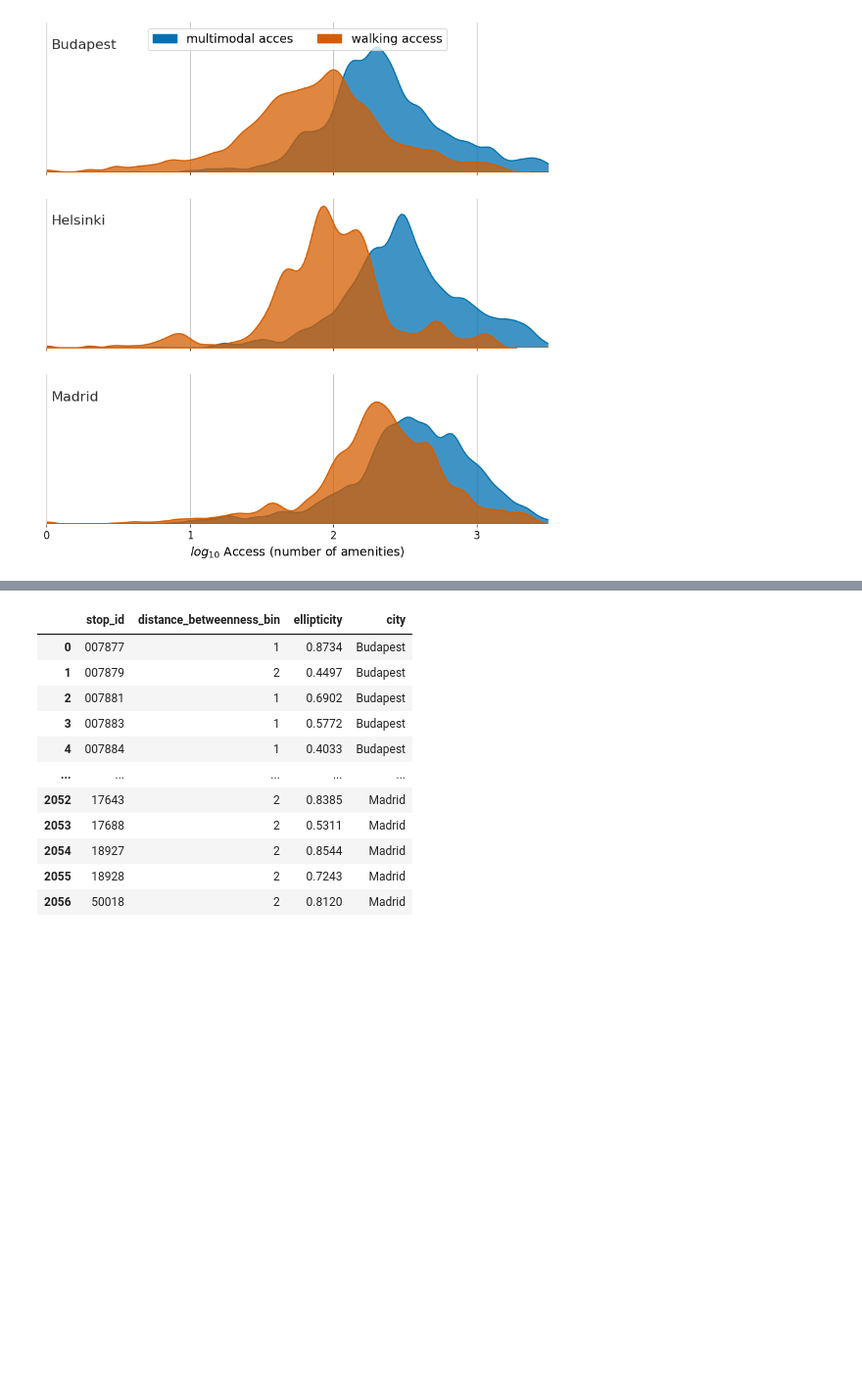
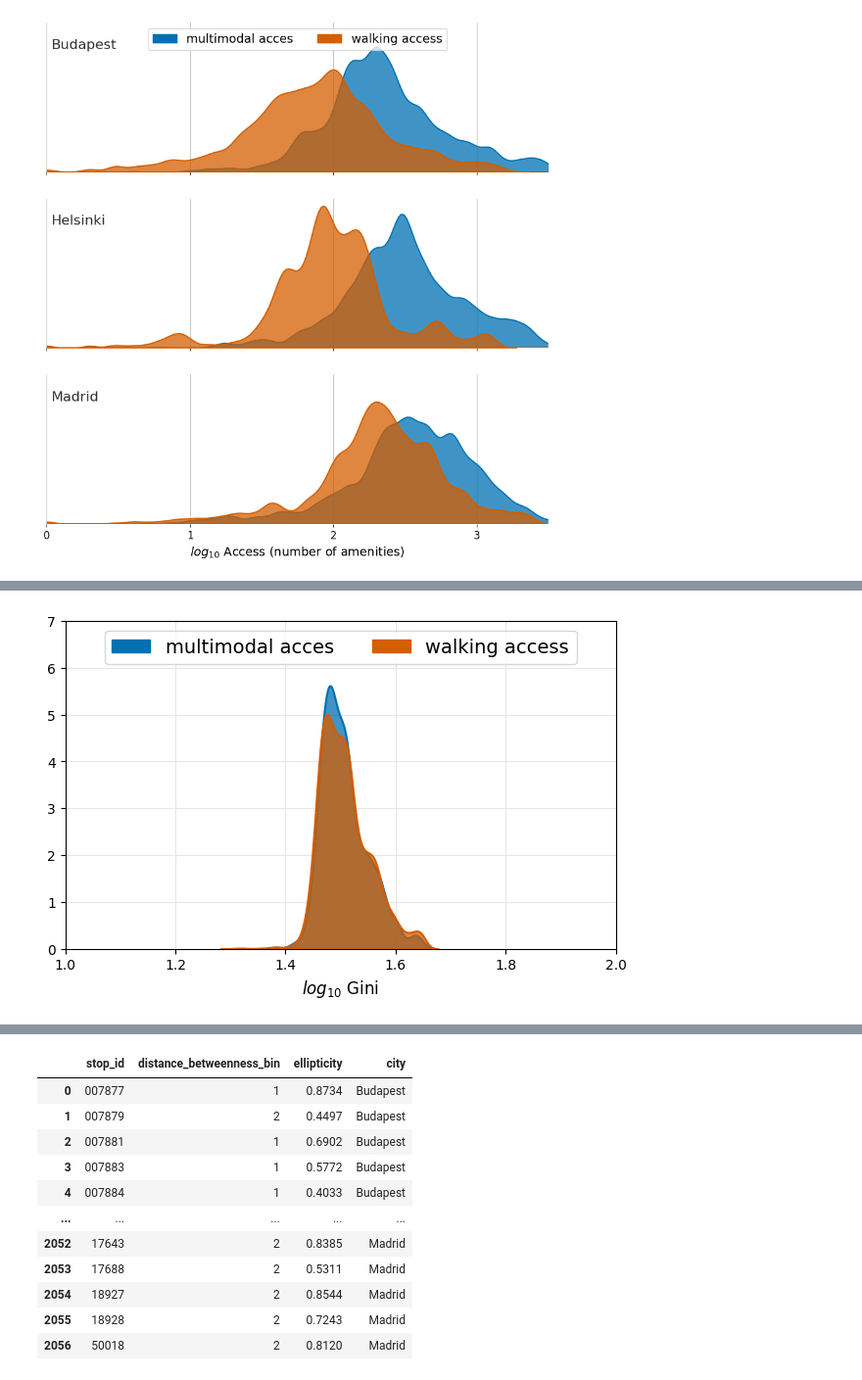
Before and after one commit to ANETILab/public_transport_in_the_15minute_city, a Jupyter notebook: notebooks/plot_accessibility_distribution.ipynb, the cells around one changed output, grey strips where cells are left out. Shown at 98% size. Cells and saved outputs as stored; diff of their text form; code cells hidden in the pictures; blank space fills up the shorter version.

```diff
--- a/notebooks/plot_accessibility_distribution.ipynb
+++ b/notebooks/plot_accessibility_distribution.ipynb
@@ -151,0 +227,8 @@ for i in ["png", "svg", "pdf"]:
+# %%
+fig, ax = plot_gini_distribution(mmm, "Madrid")
+ax.set_xlim([1, 2])
+_ = ax.set_ylim(top=7)
+for i in ["png", "svg", "pdf"]:
+    fig.savefig(f"../output/figures/gini_distribution_madrid.{i}", metadata=config["metadata"][i])
+# %% [output]
+[figure, added]
```
Also changed, not shown: parts of 7 cells of this notebook, 9 other files.
